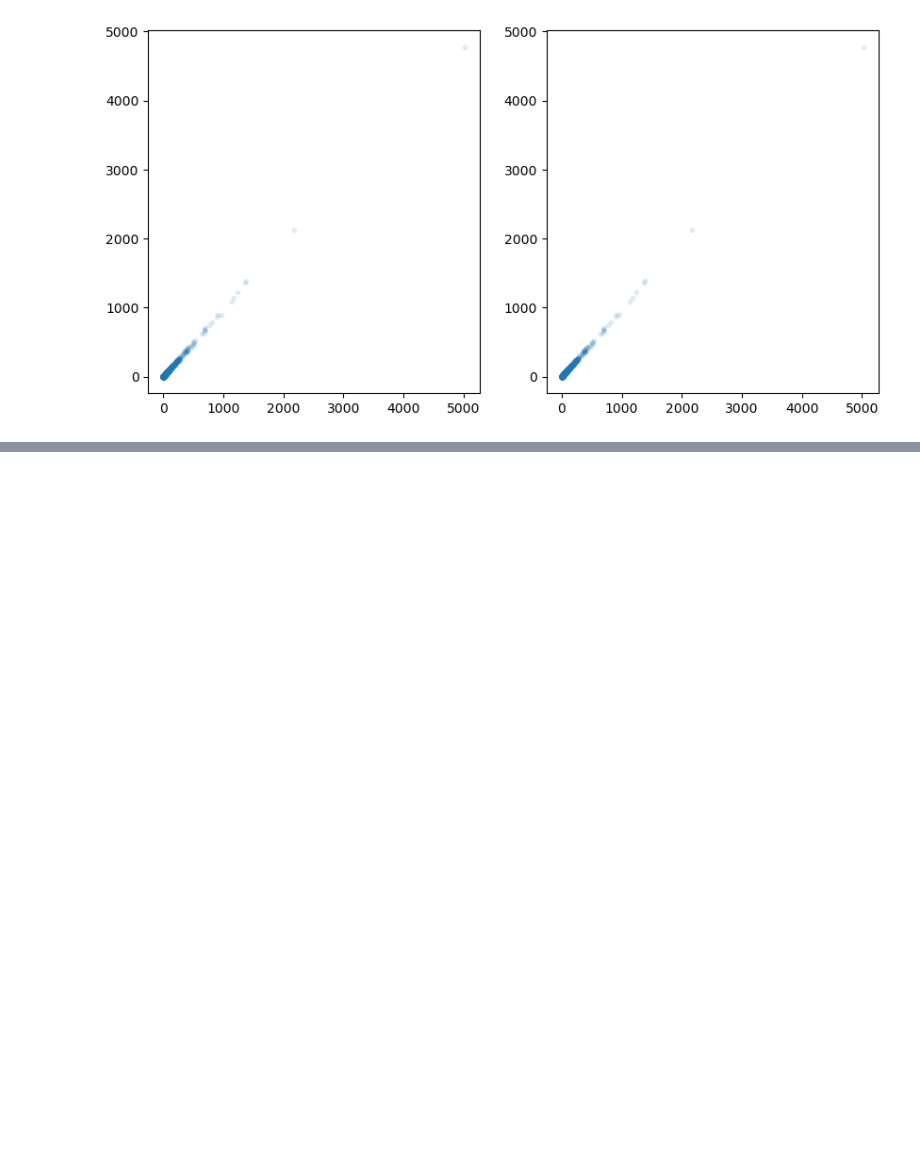
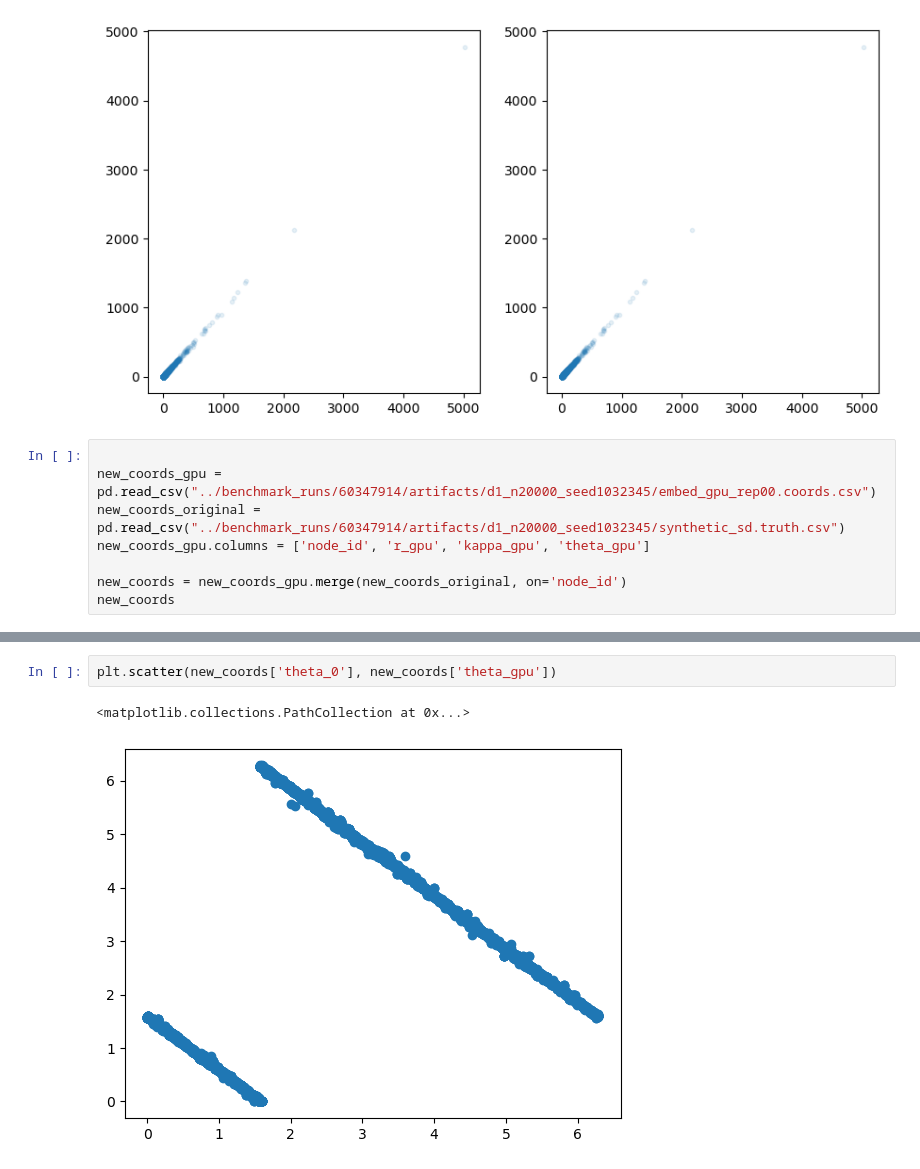
Before and after one commit to networkgeometry/d-mercator, a Jupyter notebook: notebooks/benchmark-check.ipynb, the cells around one changed output, grey strips where cells are left out. Cells and saved outputs as stored; diff of their text form; blank space fills up the shorter version.

```diff
--- a/notebooks/benchmark-check.ipynb
+++ b/notebooks/benchmark-check.ipynb
@@ -178,3 +178,11 @@ plt.scatter(coords['kappa'], coords['kappa_gpu'], marker='.', alpha=0.1)
 # %% [output]
 <matplotlib.collections.PathCollection at 0x...>
 [figure]
+# %%
+
+new_coords_gpu = pd.read_csv("../benchmark_runs/60347914/artifacts/d1_n20000_seed1032345/embed_gpu_rep00.coords.csv")
+new_coords_original = pd.read_csv("../benchmark_runs/60347914/artifacts/d1_n20000_seed1032345/synthetic_sd.truth.csv")
+new_coords_gpu.columns = ['node_id', 'r_gpu', 'kappa_gpu', 'theta_gpu']
+
+new_coords = new_coords_gpu.merge(new_coords_original, on='node_id')
+new_coords
@@ -180,0 +203,5 @@ plt.scatter(coords['kappa'], coords['kappa_gpu'], marker='.', alpha=0.1)
+# %%
+plt.scatter(new_coords['theta_0'], new_coords['theta_gpu'])
+# %% [output]
+<matplotlib.collections.PathCollection at 0x...>
+[figure, added]
```
Also changed, not shown: parts of 5 cells of this notebook, 23 other files.
